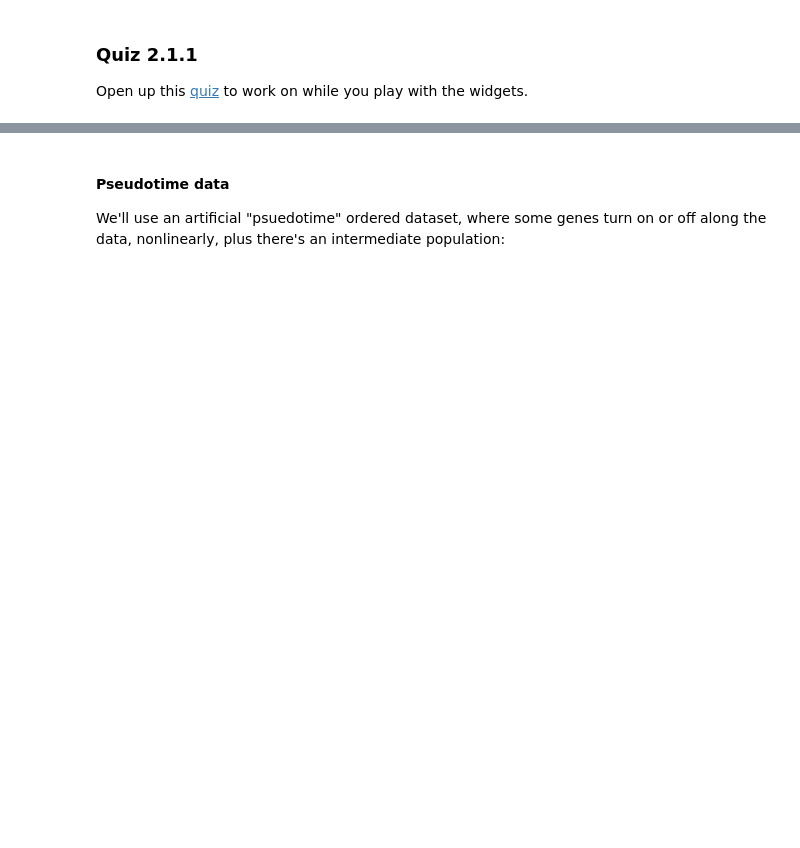
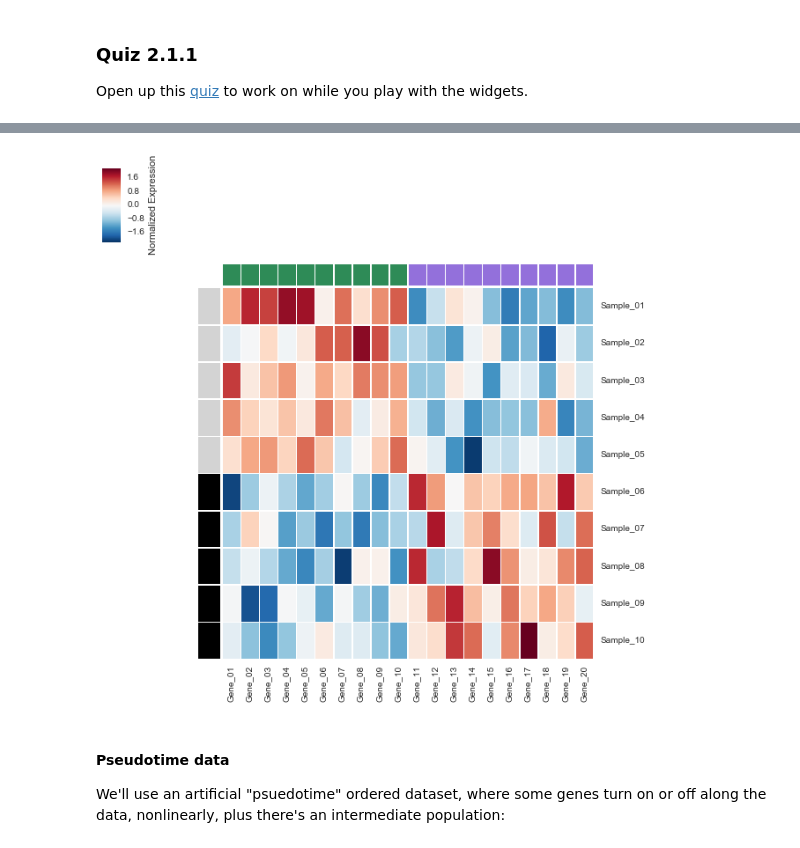
Before and after one commit to YeoLab/single-cell-bioinformatics, a Jupyter notebook: 2._Exploring_your_data/2.2_Hierarchical_clustering.ipynb, the cells around one changed output, grey strips where cells are left out. Cells and saved outputs as stored; diff of their text form; code cells hidden in the pictures; blank space fills up the shorter version.

Commit message:
add mouse and pseudotime data to comparison of all unsupervised methods

```diff
--- a/2._Exploring_your_data/2.2_Hierarchical_clustering.ipynb
+++ b/2._Exploring_your_data/2.2_Hierarchical_clustering.ipynb
@@ -131,37 +138,37 @@ half_genes = int(n_genes/2)
 half_samples = int(n_samples/2)
 size = n_samples * n_genes
 
 genes = ['Gene_{}'.format(str(i+1).zfill(2)) for i in range(n_genes)]
 samples = ['Sample_{}'.format(str(i+1).zfill(2)) for i in range(n_samples)]
 
 mouse_data = pd.DataFrame(np.random.randn(size).reshape(n_samples, n_genes), index=samples, columns=genes)
 
 # Add biological variance
 mouse_data.iloc[:half_samples, :half_genes] += 1
 mouse_data.iloc[:half_samples, half_genes:] += -1
 mouse_data.iloc[half_samples:, half_genes:] += 1
 mouse_data.iloc[half_samples:, :half_genes] += -1
 
 # Z_score within genes
 mouse_data = (mouse_data - mouse_data.mean())/mouse_data.std()
 
 # Biological samples
-mouse_groups = pd.Series(dict(zip(data.index, (['Mouse_01'] * int(n_samples/2)) + (['Mouse_02'] * int(n_samples/2)))),
+mouse_groups = pd.Series(dict(zip(mouse_data.index, (['Mouse_01'] * int(n_samples/2)) + (['Mouse_02'] * int(n_samples/2)))),
                          name="Mouse")
 mouse_to_color = dict(zip(['Mouse_01', 'Mouse_02'], ['lightgrey', 'black']))
 mouse_colors = [mouse_to_color[mouse_groups[x]] for x in samples]
 
 # Gene colors
-gene_colors = sns.color_palette('Greens', n_colors=half_genes) + \
-    sns.color_palette("Purples", n_colors=half_genes)
-
+gene_colors = (['SeaGreen'] * half_genes) + (['MediumPurple'] * half_genes)
 mouse_row_colors = mouse_colors
 mouse_col_colors = gene_colors
 
 g = sns.clustermap(mouse_data, row_colors=mouse_row_colors, col_cluster=False, row_cluster=False,
                    linewidth=0.5, col_colors=mouse_col_colors,
                    cbar_kws=dict(label='Normalized Expression'))
 plt.setp(g.ax_heatmap.get_yticklabels(), rotation=0);
+# %% [output]
+[figure, added]
 # %% [markdown]
 #### Pseudotime data
 
```
Also changed, not shown: parts of 5 cells of this notebook, 3 other files.
